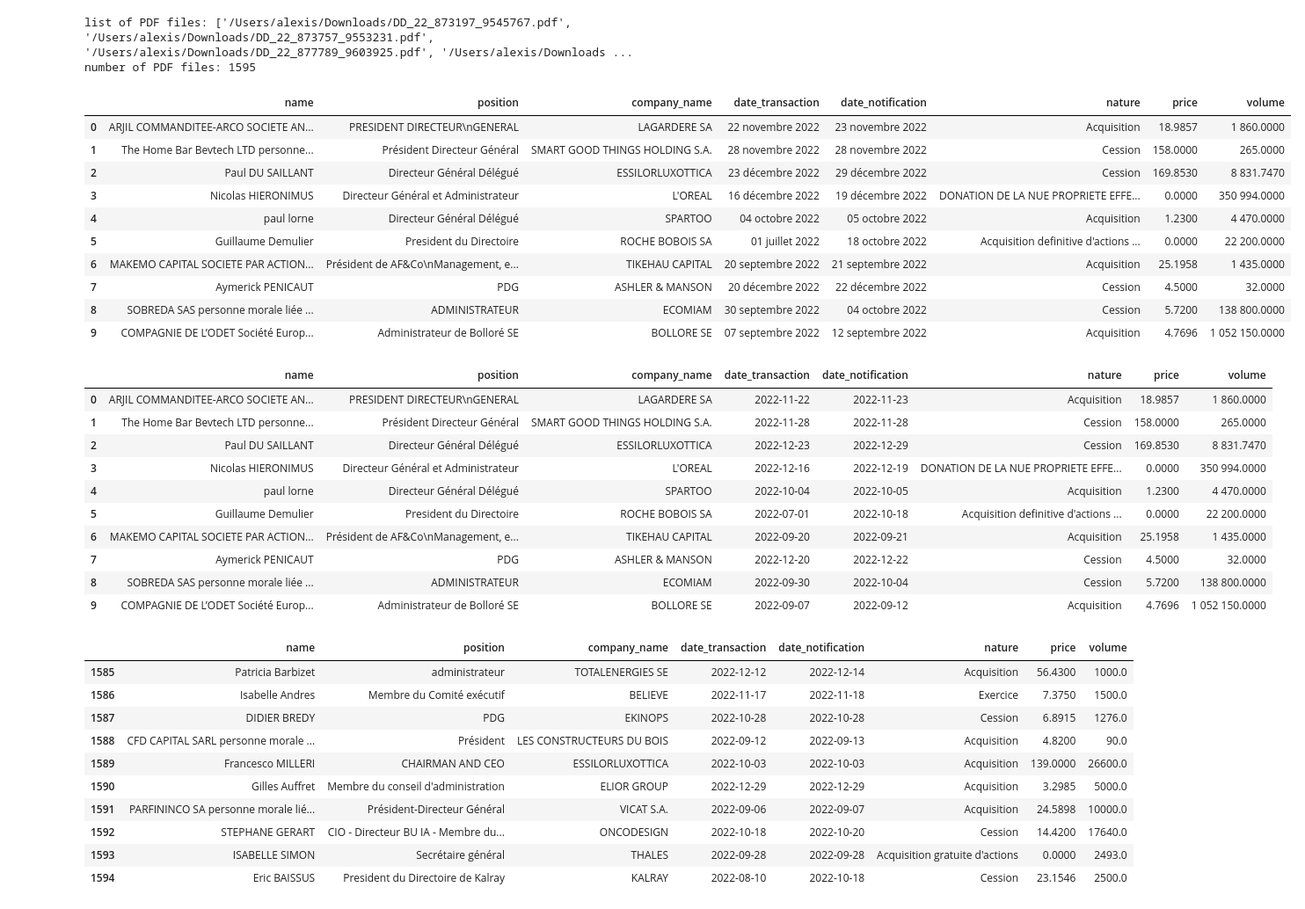
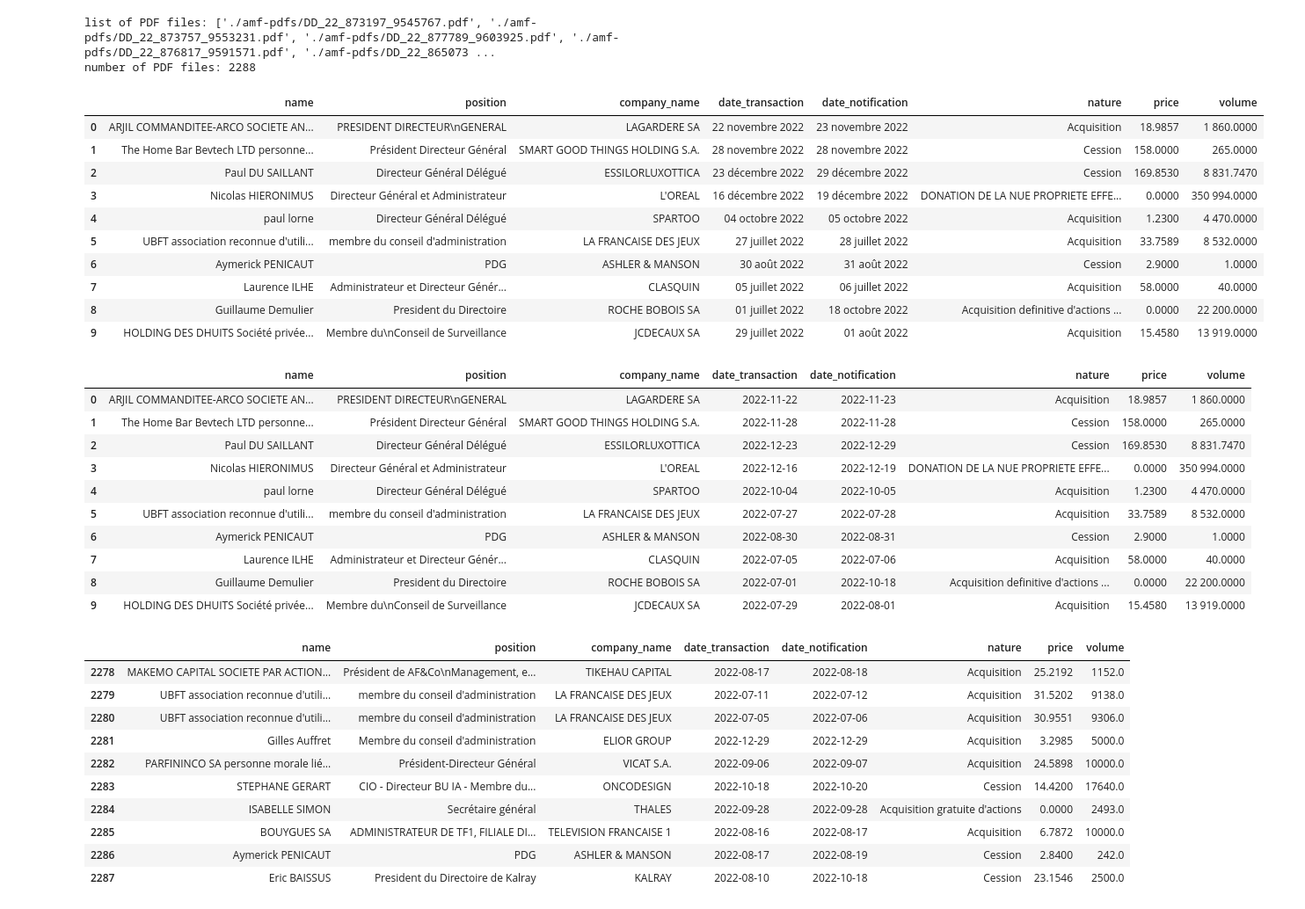
Before and after one commit to a-gdn/stock, a Jupyter notebook: ceo/extract_transform_from_AMF_PDFs.ipynb, the cells around one changed output. Shown at 88% size. Drawn from its saved outputs; the diff is of its cells as text; code cells hidden in the pictures.

```diff
--- a/ceo/extract_transform_from_AMF_PDFs.ipynb
+++ b/ceo/extract_transform_from_AMF_PDFs.ipynb
@@ -44,41 +44,41 @@ def extract_info_from_pdf(pdf_file):
     date_notification_text = convert_to_text(date_notification)
 
     text_dict = {'name': name_text, 'position': position_text, 'company_name': company_name_text,
                  'date_transaction': date_transaction_text, 'date_notification': date_notification_text,
                  'nature': nature_text, 'price': price_text, 'volume': volume_text}
 
     return text_dict
 
-folder_path = "/Users/alexis/Downloads"
+folder_path = "./amf-pdfs/"
 
 # Find all PDF files in the folder
 pdf_files = [os.path.join(folder_path, file) for file in os.listdir(folder_path) if file.endswith(".pdf")]
 print(f'list of PDF files: {pdf_files}')
 print(f'number of PDF files: {len(pdf_files)}')
 
 data = []
 
 # Extract information from each PDF and store it in the dataframe
 for file in pdf_files:
     new_info_dict = extract_info_from_pdf(file)
     data.append(new_info_dict)
 df = pd.DataFrame(data)
 
 df.head(10)
 # %% [output]
-list of PDF files: ['/Users/alexis/Downloads/DD_22_873197_9545767.pdf', '/Users/alexis/Downloads/DD_22_873757_9553231.pdf', '/Users/alexis/Downloads/DD_22_877789_9603925.pdf', '/Users/alexis/Downloads ...
-number of PDF files: 1595
+list of PDF files: ['./amf-pdfs/DD_22_873197_9545767.pdf', './amf-pdfs/DD_22_873757_9553231.pdf', './amf-pdfs/DD_22_877789_9603925.pdf', './amf-pdfs/DD_22_876817_9591571.pdf', './amf-pdfs/DD_22_865073 ...
+number of PDF files: 2288
 |  | name | position | company_name | date_transaction | date_notification | nature | price | volume |
 | 0 | ARJIL COMMANDITEE-ARCO SOCIETE AN... | PRESIDENT DIRECTEUR\nGENERAL | LAGARDERE SA | 22 novembre 2022 | 23 novembre 2022 | Acquisition | 18.9857 | 1 860.0000 |
 | 1 | The Home Bar Bevtech LTD personne... | Président Directeur Général | SMART GOOD THINGS HOLDING S.A. | 28 novembre 2022 | 28 novembre 2022 | Cession | 158.0000 | 265.0000 |
 | 2 | Paul DU SAILLANT | Directeur Général Délégué | ESSILORLUXOTTICA | 23 décembre 2022 | 29 décembre 2022 | Cession | 169.8530 | 8 831.7470 |
 | 3 | Nicolas HIERONIMUS | Directeur Général et Administrateur | L'OREAL | 16 décembre 2022 | 19 décembre 2022 | DONATION DE LA NUE PROPRIETE EFFE... | 0.0000 | 350 994.0000 |
 | 4 | paul lorne | Directeur Général Délégué | SPARTOO | 04 octobre 2022 | 05 octobre 2022 | Acquisition | 1.2300 | 4 470.0000 |
-| 5 | Guillaume Demulier | President du Directoire | ROCHE BOBOIS SA | 01 juillet 2022 | 18 octobre 2022 | Acquisition definitive d'actions ... | 0.0000 | 22 200.0000 |
-| 6 | MAKEMO CAPITAL SOCIETE PAR ACTION... | Président de AF&Co\nManagement, e... | TIKEHAU CAPITAL | 20 septembre 2022 | 21 septembre 2022 | Acquisition | 25.1958 | 1 435.0000 |
-| 7 | Aymerick PENICAUT | PDG | ASHLER & MANSON | 20 décembre 2022 | 22 décembre 2022 | Cession | 4.5000 | 32.0000 |
-| 8 | SOBREDA SAS personne morale liée ... | ADMINISTRATEUR | ECOMIAM | 30 septembre 2022 | 04 octobre 2022 | Cession | 5.7200 | 138 800.0000 |
-| 9 | COMPAGNIE DE L’ODET Société Europ... | Administrateur de Bolloré SE | BOLLORE SE | 07 septembre 2022 | 12 septembre 2022 | Acquisition | 4.7696 | 1 052 150.0000 |
+| 5 | UBFT association reconnue d'utili... | membre du conseil d'administration | LA FRANCAISE DES JEUX | 27 juillet 2022 | 28 juillet 2022 | Acquisition | 33.7589 | 8 532.0000 |
+| 6 | Aymerick PENICAUT | PDG | ASHLER & MANSON | 30 août 2022 | 31 août 2022 | Cession | 2.9000 | 1.0000 |
+| 7 | Laurence ILHE | Administrateur et Directeur Génér... | CLASQUIN | 05 juillet 2022 | 06 juillet 2022 | Acquisition | 58.0000 | 40.0000 |
+| 8 | Guillaume Demulier | President du Directoire | ROCHE BOBOIS SA | 01 juillet 2022 | 18 octobre 2022 | Acquisition definitive d'actions ... | 0.0000 | 22 200.0000 |
+| 9 | HOLDING DES DHUITS Société privée... | Membre du\nConseil de Surveillance | JCDECAUX SA | 29 juillet 2022 | 01 août 2022 | Acquisition | 15.4580 | 13 919.0000 |
 # %%
 from datetime import datetime
 import locale
@@ -101,11 +101,11 @@ df.head(10)
 | 2 | Paul DU SAILLANT | Directeur Général Délégué | ESSILORLUXOTTICA | 2022-12-23 | 2022-12-29 | Cession | 169.8530 | 8 831.7470 |
 | 3 | Nicolas HIERONIMUS | Directeur Général et Administrateur | L'OREAL | 2022-12-16 | 2022-12-19 | DONATION DE LA NUE PROPRIETE EFFE... | 0.0000 | 350 994.0000 |
 | 4 | paul lorne | Directeur Général Délégué | SPARTOO | 2022-10-04 | 2022-10-05 | Acquisition | 1.2300 | 4 470.0000 |
-| 5 | Guillaume Demulier | President du Directoire | ROCHE BOBOIS SA | 2022-07-01 | 2022-10-18 | Acquisition definitive d'actions ... | 0.0000 | 22 200.0000 |
-| 6 | MAKEMO CAPITAL SOCIETE PAR ACTION... | Président de AF&Co\nManagement, e... | TIKEHAU CAPITAL | 2022-09-20 | 2022-09-21 | Acquisition | 25.1958 | 1 435.0000 |
-| 7 | Aymerick PENICAUT | PDG | ASHLER & MANSON | 2022-12-20 | 2022-12-22 | Cession | 4.5000 | 32.0000 |
-| 8 | SOBREDA SAS personne morale liée ... | ADMINISTRATEUR | ECOMIAM | 2022-09-30 | 2022-10-04 | Cession | 5.7200 | 138 800.0000 |
-| 9 | COMPAGNIE DE L’ODET Société Europ... | Administrateur de Bolloré SE | BOLLORE SE | 2022-09-07 | 2022-09-12 | Acquisition | 4.7696 | 1 052 150.0000 |
+| 5 | UBFT association reconnue d'utili... | membre du conseil d'administration | LA FRANCAISE DES JEUX | 2022-07-27 | 2022-07-28 | Acquisition | 33.7589 | 8 532.0000 |
+| 6 | Aymerick PENICAUT | PDG | ASHLER & MANSON | 2022-08-30 | 2022-08-31 | Cession | 2.9000 | 1.0000 |
+| 7 | Laurence ILHE | Administrateur et Directeur Génér... | CLASQUIN | 2022-07-05 | 2022-07-06 | Acquisition | 58.0000 | 40.0000 |
+| 8 | Guillaume Demulier | President du Directoire | ROCHE BOBOIS SA | 2022-07-01 | 2022-10-18 | Acquisition definitive d'actions ... | 0.0000 | 22 200.0000 |
+| 9 | HOLDING DES DHUITS Société privée... | Membre du\nConseil de Surveillance | JCDECAUX SA | 2022-07-29 | 2022-08-01 | Acquisition | 15.4580 | 13 919.0000 |
 # %%
 # Ensure Price and Volume are Float values
 df['price'] = df['price'].astype(str).str.replace(' ', '').astype(float)
@@ -113,13 +113,13 @@ df['volume'] = df['volume'].astype(str).str.replace(' ', '').astype(float)
 df.tail(10)
 # %% [output]
 |  | name | position | company_name | date_transaction | date_notification | nature | price | volume |
-| 1585 | Patricia Barbizet | administrateur | TOTALENERGIES SE | 2022-12-12 | 2022-12-14 | Acquisition | 56.4300 | 1000.0 |
-| 1586 | Isabelle Andres | Membre du Comité exécutif | BELIEVE | 2022-11-17 | 2022-11-18 | Exercice | 7.3750 | 1500.0 |
-| 1587 | DIDIER BREDY | PDG | EKINOPS | 2022-10-28 | 2022-10-28 | Cession | 6.8915 | 1276.0 |
-| 1588 | CFD CAPITAL SARL personne morale ... | Président | LES CONSTRUCTEURS DU BOIS | 2022-09-12 | 2022-09-13 | Acquisition | 4.8200 | 90.0 |
-| 1589 | Francesco MILLERI | CHAIRMAN AND CEO | ESSILORLUXOTTICA | 2022-10-03 | 2022-10-03 | Acquisition | 139.0000 | 26600.0 |
-| 1590 | Gilles Auffret | Membre du conseil d'administration | ELIOR GROUP | 2022-12-29 | 2022-12-29 | Acquisition | 3.2985 | 5000.0 |
-| 1591 | PARFININCO SA personne morale lié... | Président-Directeur Général | VICAT S.A. | 2022-09-06 | 2022-09-07 | Acquisition | 24.5898 | 10000.0 |
-| 1592 | STEPHANE GERART | CIO - Directeur BU IA - Membre du... | ONCODESIGN | 2022-10-18 | 2022-10-20 | Cession | 14.4200 | 17640.0 |
-| 1593 | ISABELLE SIMON | Secrétaire général | THALES | 2022-09-28 | 2022-09-28 | Acquisition gratuite d'actions | 0.0000 | 2493.0 |
-| 1594 | Eric BAISSUS | President du Directoire de Kalray | KALRAY | 2022-08-10 | 2022-10-18 | Cession | 23.1546 | 2500.0 |
+| 2278 | MAKEMO CAPITAL SOCIETE PAR ACTION... | Président de AF&Co\nManagement, e... | TIKEHAU CAPITAL | 2022-08-17 | 2022-08-18 | Acquisition | 25.2192 | 1152.0 |
+| 2279 | UBFT association reconnue d'utili... | membre du conseil d'administration | LA FRANCAISE DES JEUX | 2022-07-11 | 2022-07-12 | Acquisition | 31.5202 | 9138.0 |
+| 2280 | UBFT association reconnue d'utili... | membre du conseil d'administration | LA FRANCAISE DES JEUX | 2022-07-05 | 2022-07-06 | Acquisition | 30.9551 | 9306.0 |
+| 2281 | Gilles Auffret | Membre du conseil d'administration | ELIOR GROUP | 2022-12-29 | 2022-12-29 | Acquisition | 3.2985 | 5000.0 |
+| 2282 | PARFININCO SA personne morale lié... | Président-Directeur Général | VICAT S.A. | 2022-09-06 | 2022-09-07 | Acquisition | 24.5898 | 10000.0 |
+| 2283 | STEPHANE GERART | CIO - Directeur BU IA - Membre du... | ONCODESIGN | 2022-10-18 | 2022-10-20 | Cession | 14.4200 | 17640.0 |
+| 2284 | ISABELLE SIMON | Secrétaire général | THALES | 2022-09-28 | 2022-09-28 | Acquisition gratuite d'actions | 0.0000 | 2493.0 |
+| 2285 | BOUYGUES SA | ADMINISTRATEUR DE TF1, FILIALE DI... | TELEVISION FRANCAISE 1 | 2022-08-16 | 2022-08-17 | Acquisition | 6.7872 | 10000.0 |
+| 2286 | Aymerick PENICAUT | PDG | ASHLER & MANSON | 2022-08-17 | 2022-08-19 | Cession | 2.8400 | 242.0 |
+| 2287 | Eric BAISSUS | President du Directoire de Kalray | KALRAY | 2022-08-10 | 2022-10-18 | Cession | 23.1546 | 2500.0 |
```
Also changed, not shown: parts of 6 cells of this notebook, 2 other files.
